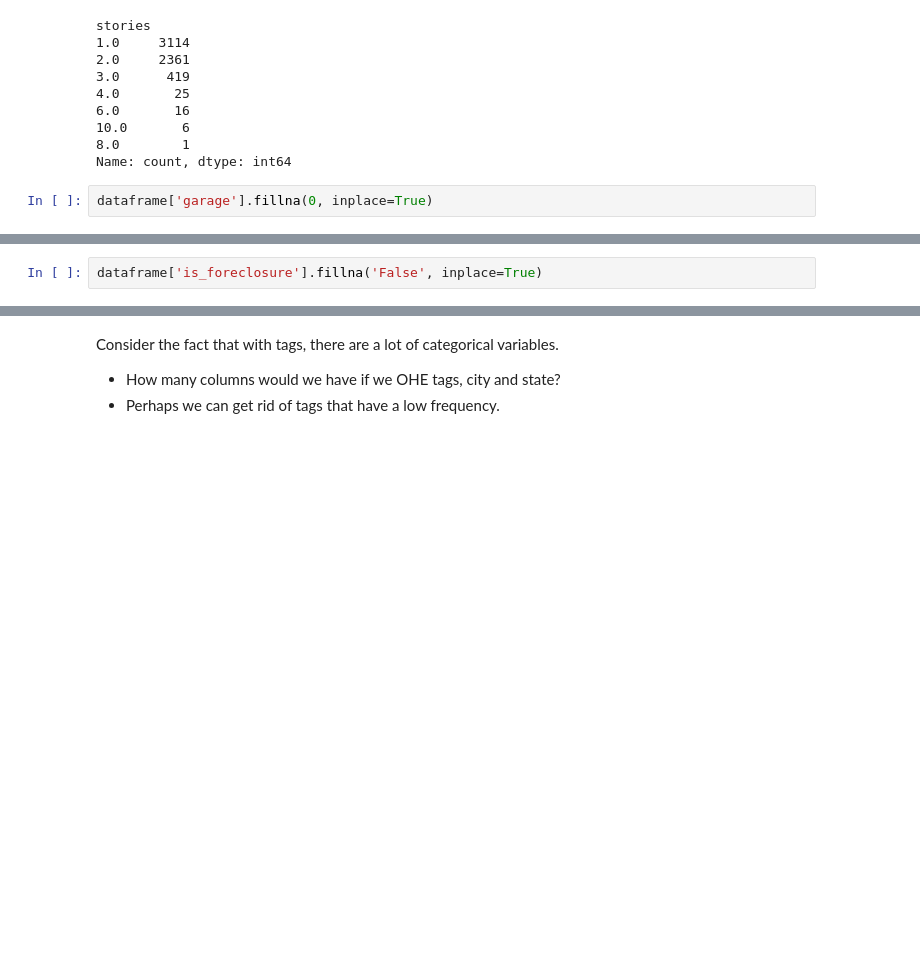
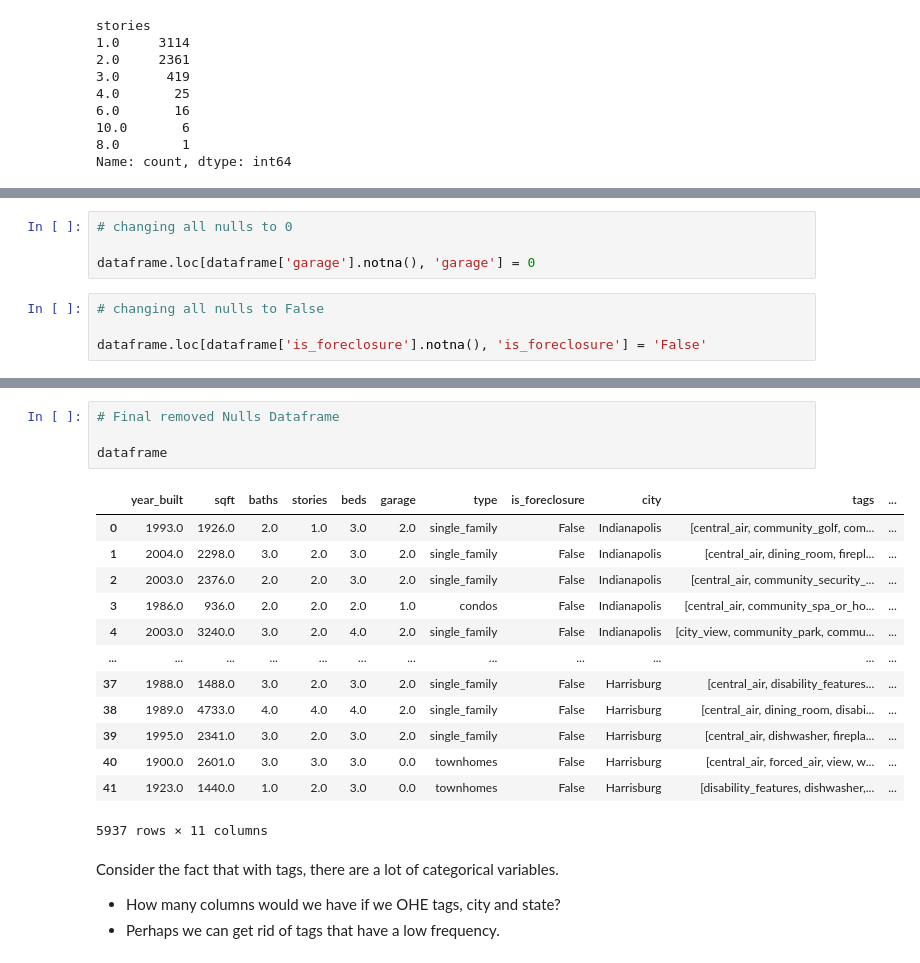
Before and after one commit to imarri01/SupervisedLearning_ML, a Jupyter notebook: notebooks/1 - EDA.ipynb, the cells around one changed output, grey strips where cells are left out. Cells and saved outputs as stored; diff of their text form; blank space fills up the shorter version.

Commit message:
Removed Nulls

```diff
--- a/notebooks/1 - EDA.ipynb
+++ b/notebooks/1 - EDA.ipynb
@@ -188,5 +198,3 @@ stories
 10.0       6
 8.0        1
 Name: count, dtype: int64
-# %%
-dataframe['garage'].fillna(0, inplace=True)
@@ -198,2 +200,0 @@ See the caveats in the documentation: https://pandas.pydata.org/pandas-docs/stab
-# %%
-dataframe['is_foreclosure'].fillna('False', inplace=True)
@@ -205,3 +201,11 @@ See the caveats in the documentation: https://pandas.pydata.org/pandas-docs/stab
+# %%
+# changing all nulls to 0
+
+dataframe.loc[dataframe['garage'].notna(), 'garage'] = 0
+# %%
+# changing all nulls to False
+
+dataframe.loc[dataframe['is_foreclosure'].notna(), 'is_foreclosure'] = 'False'
 # %%
 dataframe.isnull().sum()
 # %% [output]
@@ -242,3 +234,21 @@ dtype: int64
+# %%
+# Final removed Nulls Dataframe
+
+dataframe
+# %% [output]
+|  | year_built | sqft | baths | stories | beds | garage | type | is_foreclosure | city | tags | ... |
+| 0 | 1993.0 | 1926.0 | 2.0 | 1.0 | 3.0 | 2.0 | single_family | False | Indianapolis | [central_air, community_golf, com... | ... |
+| 1 | 2004.0 | 2298.0 | 3.0 | 2.0 | 3.0 | 2.0 | single_family | False | Indianapolis | [central_air, dining_room, firepl... | ... |
+| 2 | 2003.0 | 2376.0 | 2.0 | 2.0 | 3.0 | 2.0 | single_family | False | Indianapolis | [central_air, community_security_... | ... |
+| 3 | 1986.0 | 936.0 | 2.0 | 2.0 | 2.0 | 1.0 | condos | False | Indianapolis | [central_air, community_spa_or_ho... | ... |
+| 4 | 2003.0 | 3240.0 | 3.0 | 2.0 | 4.0 | 2.0 | single_family | False | Indianapolis | [city_view, community_park, commu... | ... |
+| ... | ... | ... | ... | ... | ... | ... | ... | ... | ... | ... | ... |
+| 37 | 1988.0 | 1488.0 | 3.0 | 2.0 | 3.0 | 2.0 | single_family | False | Harrisburg | [central_air, disability_features... | ... |
+| 38 | 1989.0 | 4733.0 | 4.0 | 4.0 | 4.0 | 2.0 | single_family | False | Harrisburg | [central_air, dining_room, disabi... | ... |
+| 39 | 1995.0 | 2341.0 | 3.0 | 2.0 | 3.0 | 2.0 | single_family | False | Harrisburg | [central_air, dishwasher, firepla... | ... |
+| 40 | 1900.0 | 2601.0 | 3.0 | 3.0 | 3.0 | 0.0 | townhomes | False | Harrisburg | [central_air, forced_air, view, w... | ... |
+| 41 | 1923.0 | 1440.0 | 1.0 | 2.0 | 3.0 | 0.0 | townhomes | False | Harrisburg | [disability_features, dishwasher,... | ... |
+5937 rows × 11 columns
 # %% [markdown]
 Consider the fact that with tags, there are a lot of categorical variables.
 - How many columns would we have if we OHE tags, city and state?
```
Also changed, not shown: parts of 11 cells of this notebook.
